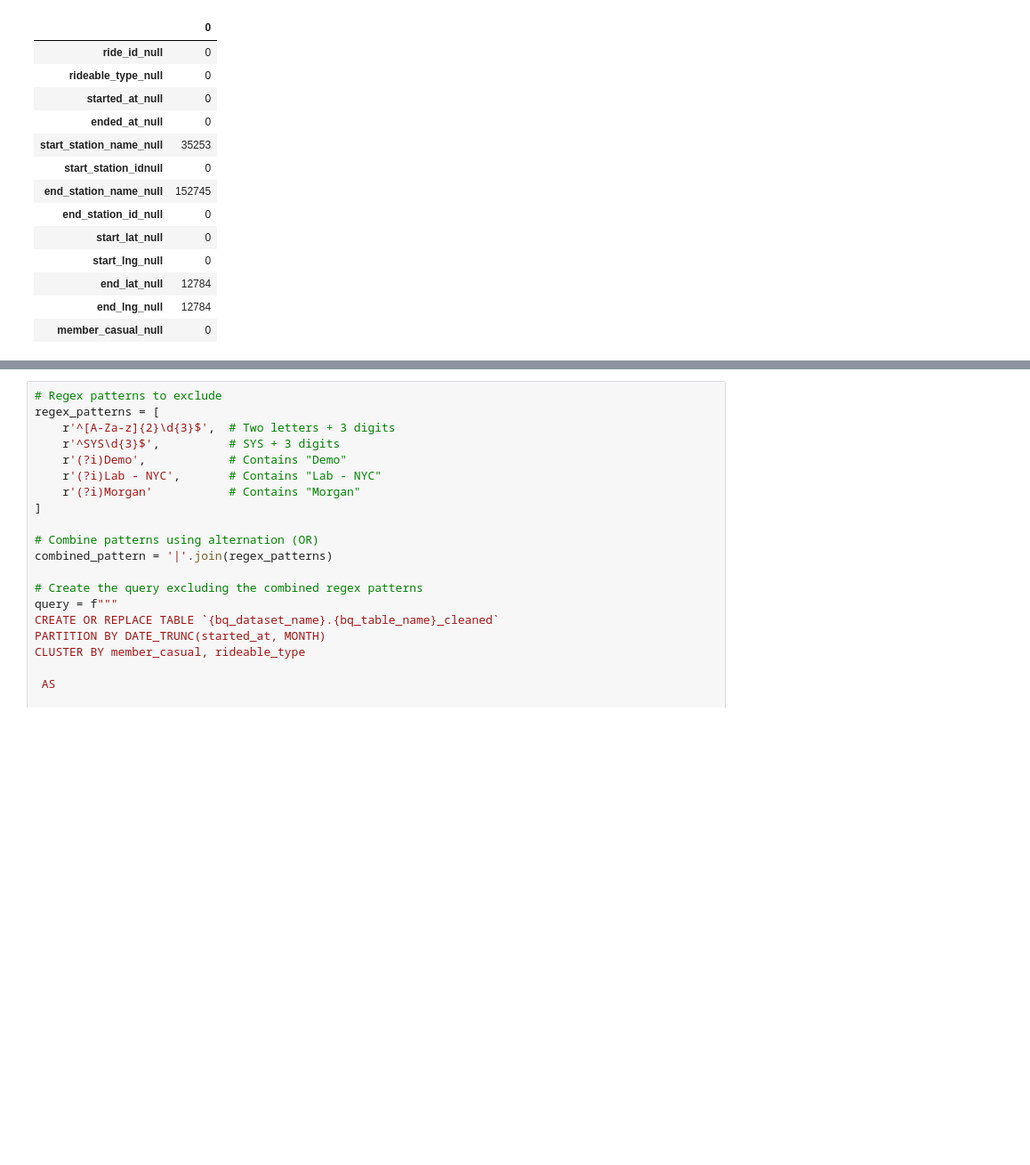
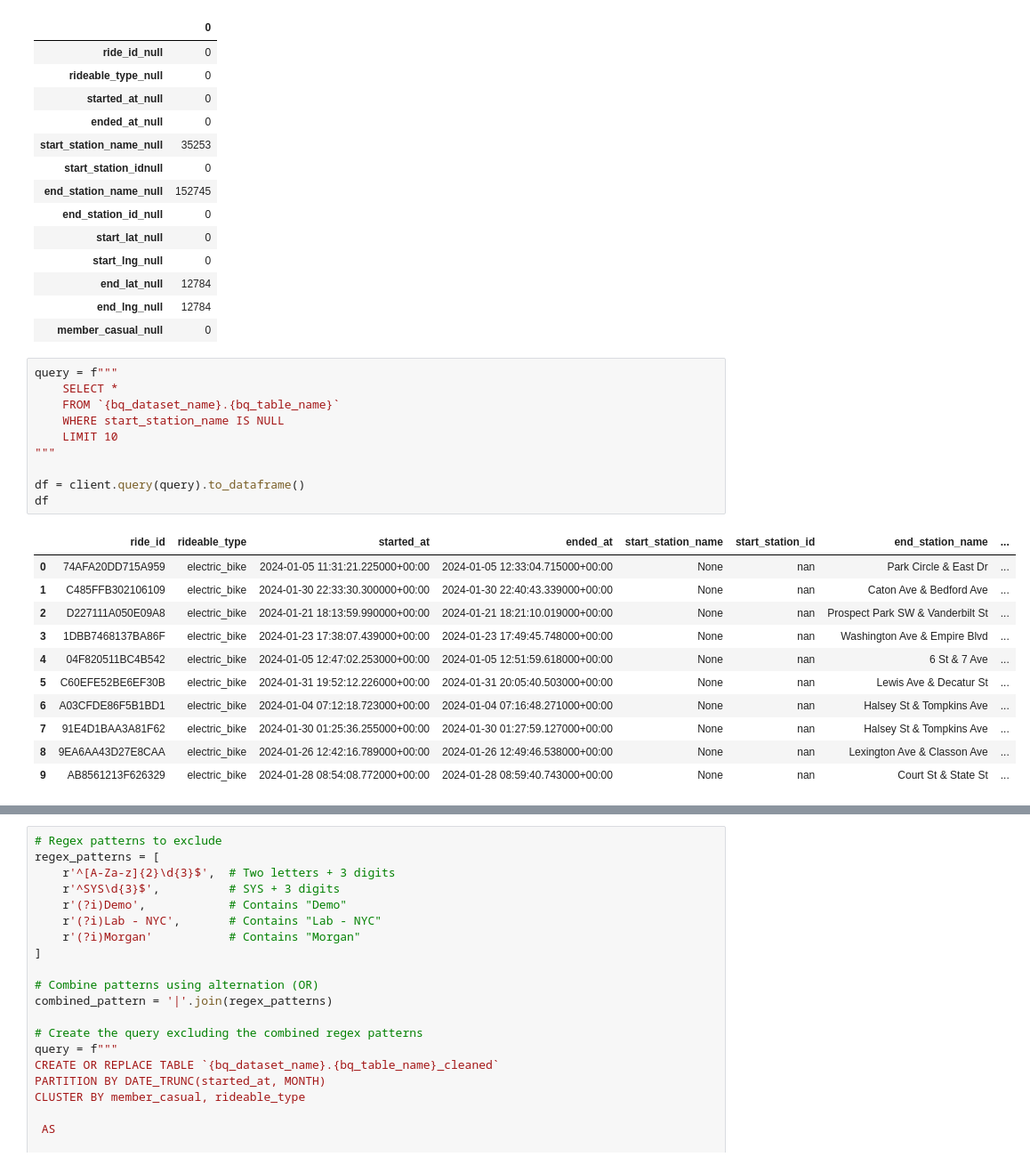
Before and after one commit to olshevskaa/citibike-nyc, a Jupyter notebook: notebooks/citibike.ipynb, the cells around one changed output, grey strips where cells are left out. Shown: that part at 89% size. Saved outputs shown, nothing was run; the diff lists cells and outputs as text; blank space fills up the shorter version.

Commit message:
feat: remove entries with null station ids

```diff
--- a/notebooks/citibike.ipynb
+++ b/notebooks/citibike.ipynb
@@ -102,3 +102,25 @@ df.T
 | end_lat_null | 12784 |
 | end_lng_null | 12784 |
 | member_casual_null | 0 |
+# %%
+query = f"""
+    SELECT *
+    FROM `{bq_dataset_name}.{bq_table_name}`
+    WHERE start_station_name IS NULL
+    LIMIT 10
+"""
+
+df = client.query(query).to_dataframe()
+df
+# %% [output]
+|  | ride_id | rideable_type | started_at | ended_at | start_station_name | start_station_id | end_station_name | ... |
+| 0 | 74AFA20DD715A959 | electric_bike | 2024-01-05 11:31:21.225000+00:00 | 2024-01-05 12:33:04.715000+00:00 | None | nan | Park Circle & East Dr | ... |
+| 1 | C485FFB302106109 | electric_bike | 2024-01-30 22:33:30.300000+00:00 | 2024-01-30 22:40:43.339000+00:00 | None | nan | Caton Ave & Bedford Ave | ... |
+| 2 | D227111A050E09A8 | electric_bike | 2024-01-21 18:13:59.990000+00:00 | 2024-01-21 18:21:10.019000+00:00 | None | nan | Prospect Park SW & Vanderbilt St | ... |
+| 3 | 1DBB7468137BA86F | electric_bike | 2024-01-23 17:38:07.439000+00:00 | 2024-01-23 17:49:45.748000+00:00 | None | nan | Washington Ave & Empire Blvd | ... |
+| 4 | 04F820511BC4B542 | electric_bike | 2024-01-05 12:47:02.253000+00:00 | 2024-01-05 12:51:59.618000+00:00 | None | nan | 6 St & 7 Ave | ... |
+| 5 | C60EFE52BE6EF30B | electric_bike | 2024-01-31 19:52:12.226000+00:00 | 2024-01-31 20:05:40.503000+00:00 | None | nan | Lewis Ave & Decatur St | ... |
+| 6 | A03CFDE86F5B1BD1 | electric_bike | 2024-01-04 07:12:18.723000+00:00 | 2024-01-04 07:16:48.271000+00:00 | None | nan | Halsey St & Tompkins Ave | ... |
+| 7 | 91E4D1BAA3A81F62 | electric_bike | 2024-01-30 01:25:36.255000+00:00 | 2024-01-30 01:27:59.127000+00:00 | None | nan | Halsey St & Tompkins Ave | ... |
+| 8 | 9EA6AA43D27E8CAA | electric_bike | 2024-01-26 12:42:16.789000+00:00 | 2024-01-26 12:49:46.538000+00:00 | None | nan | Lexington Ave & Classon Ave | ... |
+| 9 | AB8561213F626329 | electric_bike | 2024-01-28 08:54:08.772000+00:00 | 2024-01-28 08:59:40.743000+00:00 | None | nan | Court St & State St | ... |
```
Also changed, not shown: parts of 4 cells of this notebook.
